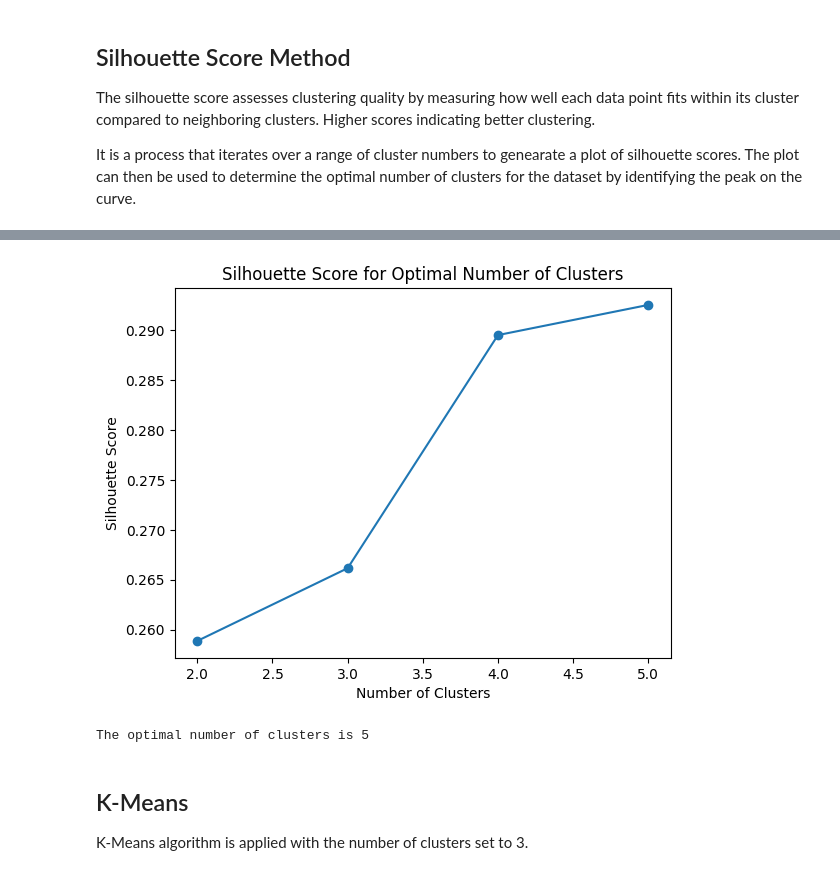
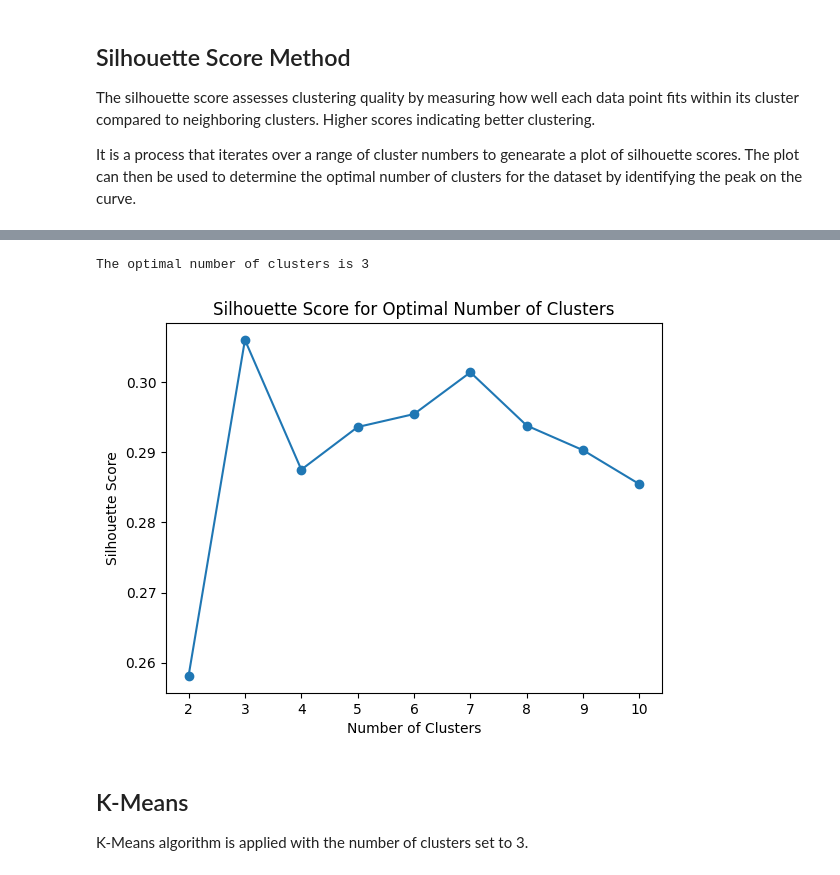
Before and after one commit to BigDataAnalytics-Group-B/comp3610-Project-Group-B, a Jupyter notebook: ProjectFiles/Notebooks/employee_clustering.ipynb, the cells around one changed output, grey strips where cells are left out. Saved outputs shown, nothing was run; the diff lists cells and outputs as text; code cells hidden in the pictures.

```diff
--- a/ProjectFiles/Notebooks/employee_clustering.ipynb
+++ b/ProjectFiles/Notebooks/employee_clustering.ipynb
@@ -179,34 +127,35 @@ array([[-0.93649469, -1.08727529, -1.46286291, -0.88203988],
 # %%
 #Silhouette scores method
+silhouette_scores = []
 
-silhouette_scores = []
-num_clusters_range = range(2, 6)
-for num_clusters in num_clusters_range:
-    # kmeans = KMeans(n_clusters=num_clusters, random_state=42, n_init=10)
-    # cluster_labels = kmeans.fit_predict(scaled_features)
+def find_optimal_num_clusters(scaled_features):
 
-    batch_size = 500  # Adjust based on your dataset size
-    kmeansmb = MiniBatchKMeans(n_clusters=num_clusters, batch_size=batch_size, random_state=42)
-    cluster_labelsmb = kmeansmb.fit_predict(scaled_features)
+    num_clusters_range = range(2, 11)
+    for num_clusters in num_clusters_range:
+        kmeans = KMeans(n_clusters=num_clusters, random_state=42, n_init=10)
+        cluster_labels = kmeans.fit_predict(scaled_features)
 
-    silhouette_avg = silhouette_score(scaled_features, cluster_labelsmb)
-    silhouette_scores.append(silhouette_avg)
+        silhouette_avg = silhouette_score(scaled_features, cluster_labels)
+        silhouette_scores.append(silhouette_avg)
 
+    optimal_num_clusters = num_clusters_range[silhouette_scores.index(max(silhouette_scores))]
+    return optimal_num_clusters
+
+
+optimal_num_clusters = find_optimal_num_clusters(scaled_features)
+print("The optimal number of clusters is", optimal_num_clusters)
+
+num_clusters = optimal_num_clusters
+
+num_clusters_range = range(2, 11)
 plt.plot(num_clusters_range, silhouette_scores, marker='o')
 plt.xlabel('Number of Clusters')
 plt.ylabel('Silhouette Score')
 plt.title('Silhouette Score for Optimal Number of Clusters')
 plt.show()
-
-max_silhouette_score = max(silhouette_scores)
-optimal_num_clusters = num_clusters_range[silhouette_scores.index(max_silhouette_score)]
-
-print("The optimal number of clusters is", optimal_num_clusters)
-
-num_clusters = optimal_num_clusters
 # %% [output]
+The optimal number of clusters is 3
-[figure, old version]
+[figure, new version]
-The optimal number of clusters is 5
 # %% [markdown]
 ## K-Means
 
```
Also changed, not shown: parts of 9 cells of this notebook, 4 other files.
